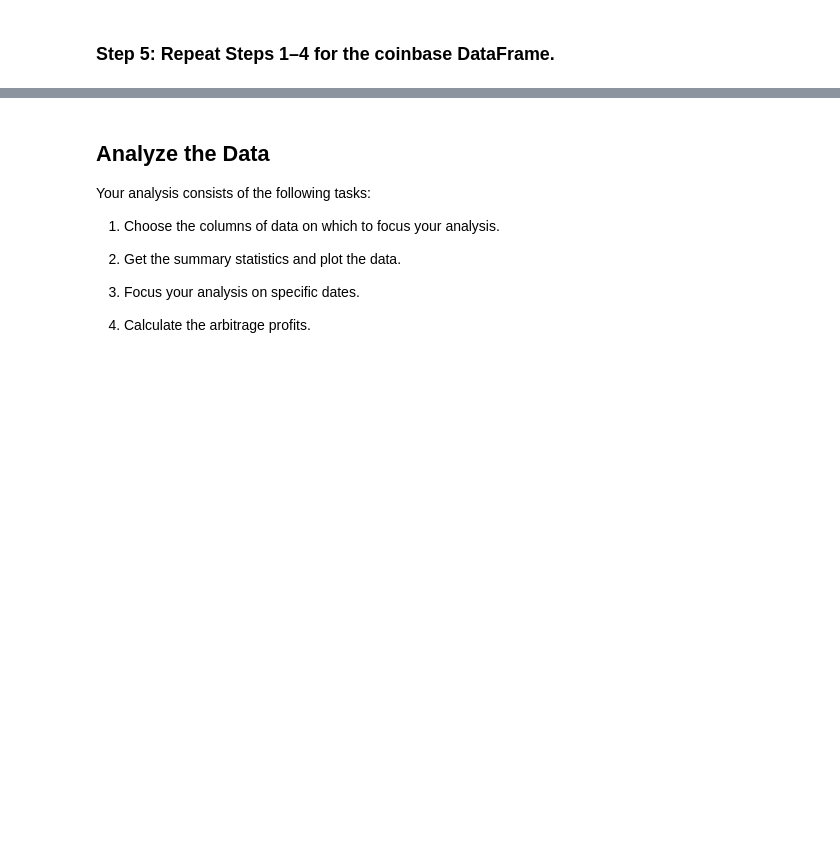
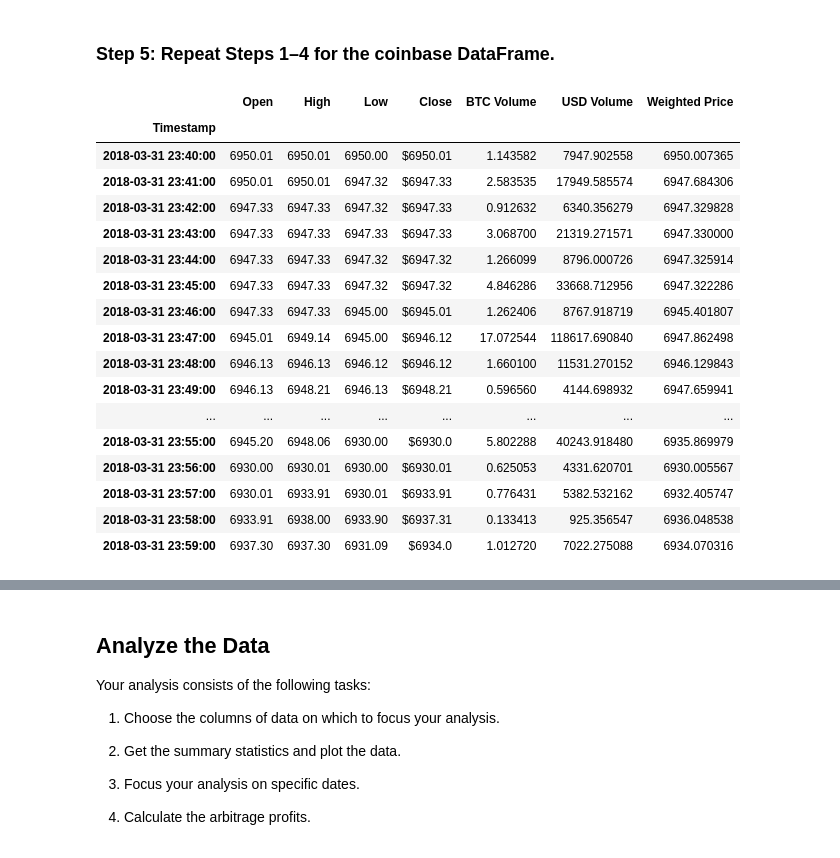
Before and after one commit to KCorstor/BTC_Arbitrage, a Jupyter notebook: crypto_arbitrage.ipynb, the cells around one changed output, grey strips where cells are left out. Saved outputs shown, nothing was run; the diff lists cells and outputs as text; code cells hidden in the pictures; blank space fills up the shorter version.

```diff
--- a/crypto_arbitrage.ipynb
+++ b/crypto_arbitrage.ipynb
@@ -142,6 +142,27 @@ bitstamp.drop_duplicates()
 129067 rows × 7 columns
 # %% [markdown]
 ### Step 5: Repeat Steps 1–4 for the coinbase DataFrame.
+# %%
+coinbase.tail(20)
+# %% [output]
+|  | Open | High | Low | Close | BTC Volume | USD Volume | Weighted Price |
+| Timestamp |  |  |  |  |  |  |  |
+| 2018-03-31 23:40:00 | 6950.01 | 6950.01 | 6950.00 | $6950.01 | 1.143582 | 7947.902558 | 6950.007365 |
+| 2018-03-31 23:41:00 | 6950.01 | 6950.01 | 6947.32 | $6947.33 | 2.583535 | 17949.585574 | 6947.684306 |
+| 2018-03-31 23:42:00 | 6947.33 | 6947.33 | 6947.32 | $6947.33 | 0.912632 | 6340.356279 | 6947.329828 |
+| 2018-03-31 23:43:00 | 6947.33 | 6947.33 | 6947.33 | $6947.33 | 3.068700 | 21319.271571 | 6947.330000 |
+| 2018-03-31 23:44:00 | 6947.33 | 6947.33 | 6947.32 | $6947.32 | 1.266099 | 8796.000726 | 6947.325914 |
+| 2018-03-31 23:45:00 | 6947.33 | 6947.33 | 6947.32 | $6947.32 | 4.846286 | 33668.712956 | 6947.322286 |
+| 2018-03-31 23:46:00 | 6947.33 | 6947.33 | 6945.00 | $6945.01 | 1.262406 | 8767.918719 | 6945.401807 |
+| 2018-03-31 23:47:00 | 6945.01 | 6949.14 | 6945.00 | $6946.12 | 17.072544 | 118617.690840 | 6947.862498 |
+| 2018-03-31 23:48:00 | 6946.13 | 6946.13 | 6946.12 | $6946.12 | 1.660100 | 11531.270152 | 6946.129843 |
+| 2018-03-31 23:49:00 | 6946.13 | 6948.21 | 6946.13 | $6948.21 | 0.596560 | 4144.698932 | 6947.659941 |
+| ... | ... | ... | ... | ... | ... | ... | ... |
+| 2018-03-31 23:55:00 | 6945.20 | 6948.06 | 6930.00 | $6930.0 | 5.802288 | 40243.918480 | 6935.869979 |
+| 2018-03-31 23:56:00 | 6930.00 | 6930.01 | 6930.00 | $6930.01 | 0.625053 | 4331.620701 | 6930.005567 |
+| 2018-03-31 23:57:00 | 6930.01 | 6933.91 | 6930.01 | $6933.91 | 0.776431 | 5382.532162 | 6932.405747 |
+| 2018-03-31 23:58:00 | 6933.91 | 6938.00 | 6933.90 | $6937.31 | 0.133413 | 925.356547 | 6936.048538 |
+| 2018-03-31 23:59:00 | 6937.30 | 6937.30 | 6931.09 | $6934.0 | 1.012720 | 7022.275088 | 6934.070316 |
 # %%
 # Repeat Steps 1–4 for the coinbase DataFrame
 #1
```
Also changed, not shown: parts of 28 cells of this notebook.
